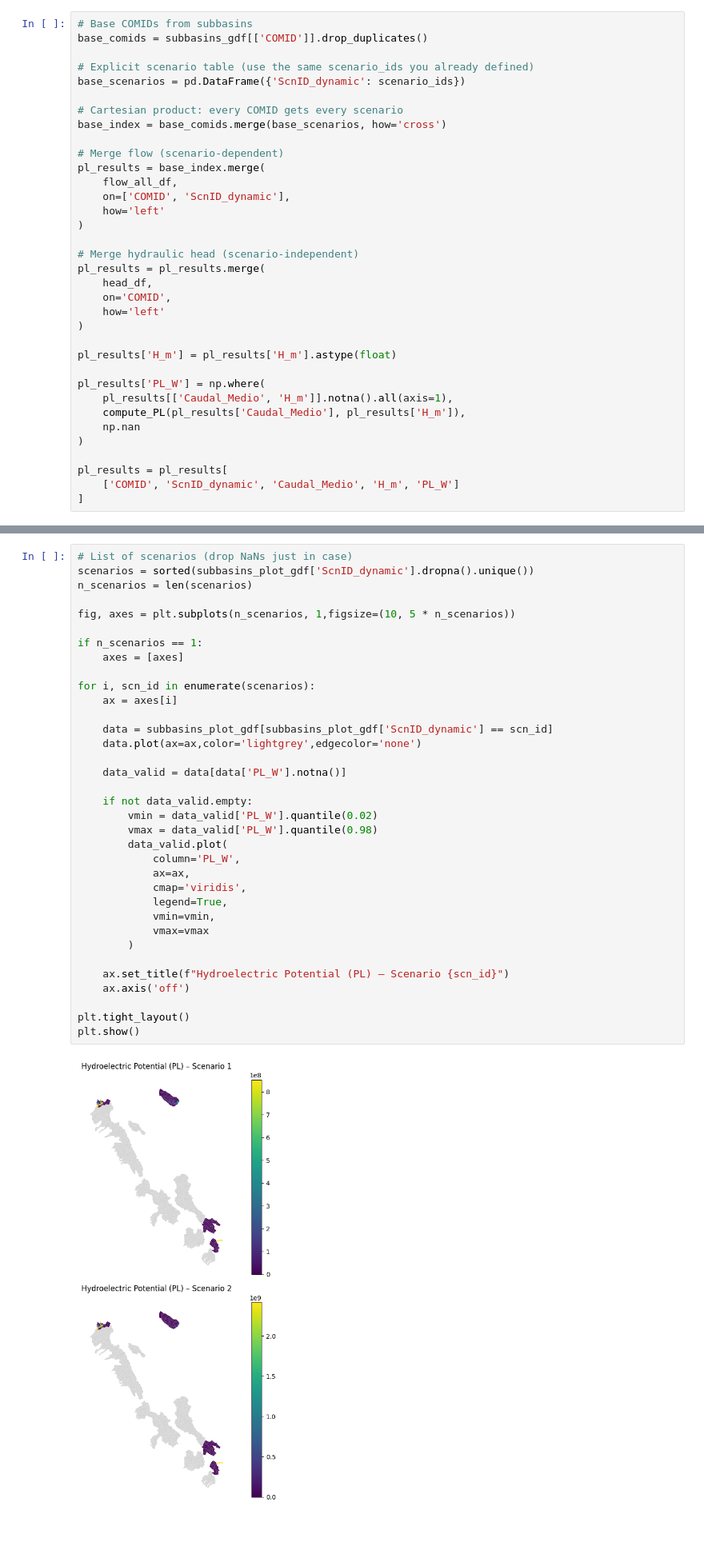
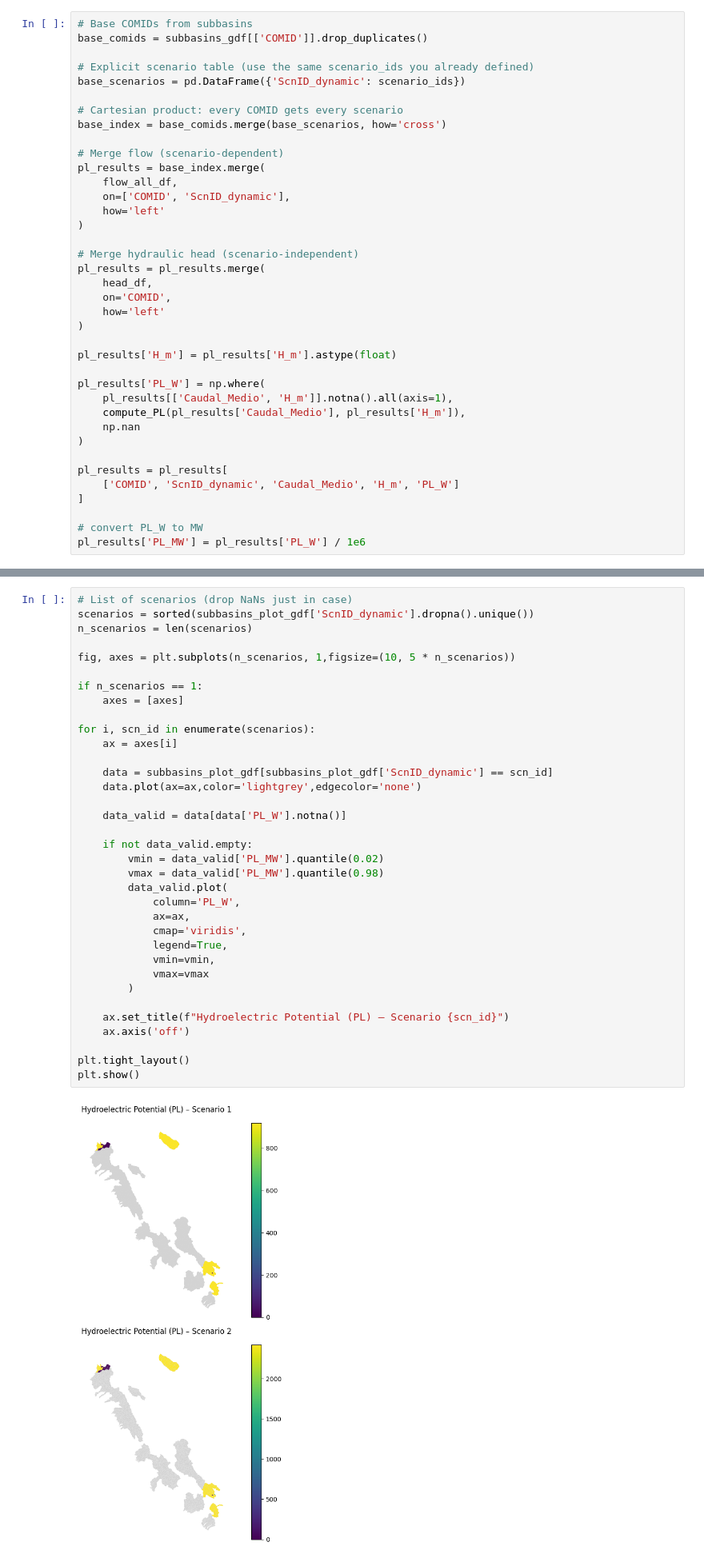
Before and after one commit to RTIInternational/iki-risk-assessment, a Jupyter notebook: Indicadores/Vulnerabilidad/VSB6.ipynb, the cells around one changed output, grey strips where cells are left out. Shown at 80% size. Saved outputs shown, nothing was run; the diff lists cells and outputs as text; blank space fills up the shorter version.

```diff
--- a/Indicadores/Vulnerabilidad/VSB6.ipynb
+++ b/Indicadores/Vulnerabilidad/VSB6.ipynb
@@ -231,6 +235,9 @@ pl_results['PL_W'] = np.where(
 pl_results = pl_results[
     ['COMID', 'ScnID_dynamic', 'Caudal_Medio', 'H_m', 'PL_W']
 ]
+
+# convert PL_W to MW
+pl_results['PL_MW'] = pl_results['PL_W'] / 1e6
 # %%
 # Merge PL results with subbasins geometries for plotting
 subbasins_plot_gdf = subbasins_gdf[['COMID', 'geometry']].merge(
@@ -245,33 +252,33 @@ n_scenarios = len(scenarios)
 
 fig, axes = plt.subplots(n_scenarios, 1,figsize=(10, 5 * n_scenarios))
 
 if n_scenarios == 1:
     axes = [axes]
 
 for i, scn_id in enumerate(scenarios):
     ax = axes[i]
 
     data = subbasins_plot_gdf[subbasins_plot_gdf['ScnID_dynamic'] == scn_id]
     data.plot(ax=ax,color='lightgrey',edgecolor='none')
 
     data_valid = data[data['PL_W'].notna()]
 
     if not data_valid.empty:
-        vmin = data_valid['PL_W'].quantile(0.02)
-        vmax = data_valid['PL_W'].quantile(0.98)
+        vmin = data_valid['PL_MW'].quantile(0.02)
+        vmax = data_valid['PL_MW'].quantile(0.98)
         data_valid.plot(
             column='PL_W',
             ax=ax,
             cmap='viridis',
             legend=True,
             vmin=vmin,
             vmax=vmax
         )
 
     ax.set_title(f"Hydroelectric Potential (PL) – Scenario {scn_id}")
     ax.axis('off')
 
 plt.tight_layout()
 plt.show()
 # %% [output]
-[figure, old version]
+[figure, new version]
```
Also changed, not shown: parts of 7 cells of this notebook, 2 other files.
